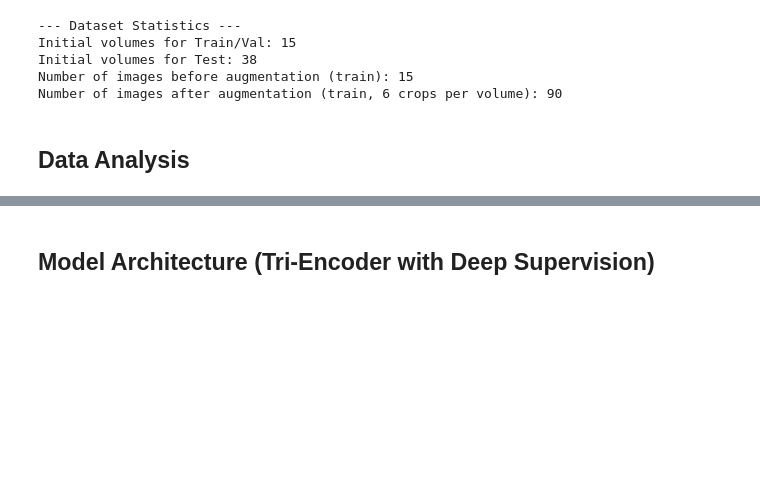
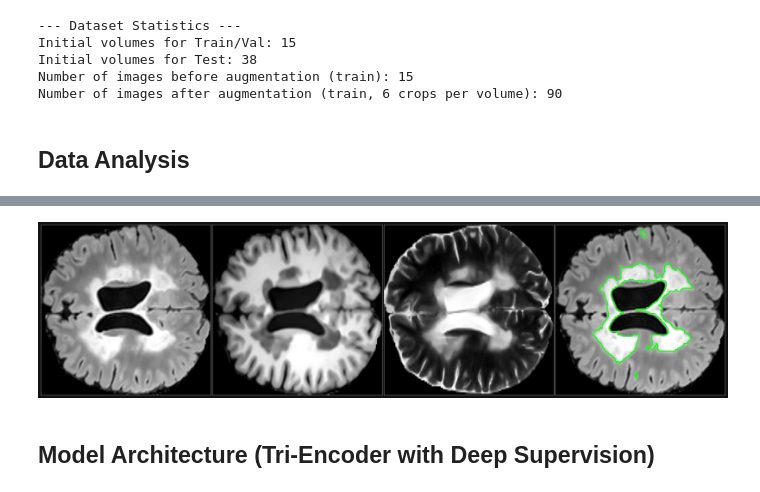
Before and after one commit to aligreo/TriEncoder-Unet-Project, a Jupyter notebook: experiments/msseg_preprocessing_archeticture_experiment_4_colab.ipynb, the cells around one changed output, grey strips where cells are left out. Saved outputs shown, nothing was run; the diff lists cells and outputs as text; code cells hidden in the pictures; blank space fills up the shorter version.

```diff
--- a/experiments/msseg_preprocessing_archeticture_experiment_4_colab.ipynb
+++ b/experiments/msseg_preprocessing_archeticture_experiment_4_colab.ipynb
@@ -276,3 +230,74 @@ if 'train_files' in globals() and train_files:
+# %%
+import nibabel as nib
+import matplotlib.pyplot as plt
+import numpy as np
+
+def normalize_image(img):
+    img = img.astype(np.float32)
+    mask = img > 0
+    if np.any(mask):
+        low = np.percentile(img[mask], 2)
+        high = np.percentile(img[mask], 98)
+        img = np.clip(img, low, high)
+        img = (img - low) / (high - low + 1e-8)
+    return img
+
+def crop_brain(img, margin=0):
+    mask = img > 0
+    if not np.any(mask): return img, (0, img.shape[0], 0, img.shape[1])
+    coords = np.argwhere(mask)
+    y0, x0 = coords.min(axis=0)
+    y1, x1 = coords.max(axis=0)
+    y0, x0 = max(y0 - margin, 0), max(x0 - margin, 0)
+    y1, x1 = min(y1 + margin, img.shape[0]), min(x1 + margin, img.shape[1])
+    return img[y0:y1, x0:x1], (y0, y1, x0, x1)
+
+def visualize_sample(sample_dict, slice_idx=None):
+    data = {k: nib.load(sample_dict[k]).get_fdata() for k in ["flair", "t1", "t2", "label"]}
+    if slice_idx is None:
+        lesion_area = data["label"].sum(axis=(0, 1))
+        slice_idx = np.argmax(lesion_area) if lesion_area.max() > 0 else data["label"].shape[2] // 2
+
+    slices = {k: data[k][:, :, slice_idx] for k in data}
+    for k in ["flair", "t1", "t2"]: slices[k] = normalize_image(slices[k])
+    _, bbox = crop_brain(slices["flair"])
+    y0, y1, x0, x1 = bbox
+    for k in slices: slices[k] = slices[k][y0:y1, x0:x1]
+
+    # Initialize figure with a background color for the 'border' effect
+    fig, axes = plt.subplots(1, 4, figsize=(24, 6), dpi=100, facecolor='#111111')
+
+    panels = [
+        (slices["flair"], "gray", None),
+        (slices["t1"], "gray", None),
+        (slices["t2"], "gray", None),
+        (slices["flair"], "gray", slices["label"])
+    ]
+
+    for i, (img, cmap, lbl) in enumerate(panels):
+        ax = axes[i]
+        ax.imshow(img, cmap=cmap, aspect='auto', interpolation='bilinear', origin='lower')
+
+        if lbl is not None:
+            ax.contour(lbl, levels=[0.5], colors='lime', linewidths=2.5, origin='lower')
+
+        # Add a thin white border around each individual panel
+        for spine in ax.spines.values():
+            spine.set_visible(True)
+            spine.set_color('white')
+            spine.set_linewidth(0.5)
+
+        ax.set_xticks([])
+        ax.set_yticks([])
+
+    # Use wspace to create a small gap (the border effect)
+    plt.subplots_adjust(top=1, bottom=0, right=1, left=0, hspace=0, wspace=0.01)
+    plt.show()
+
+if 'train_files' in globals() and train_files:
+    visualize_sample(train_files[0])
+# %% [output]
+[figure, added]
 # %% [markdown]
 ## Model Architecture (Tri-Encoder with Deep Supervision)
 # %%
```
Also changed, not shown: parts of 1 cell of this notebook.
